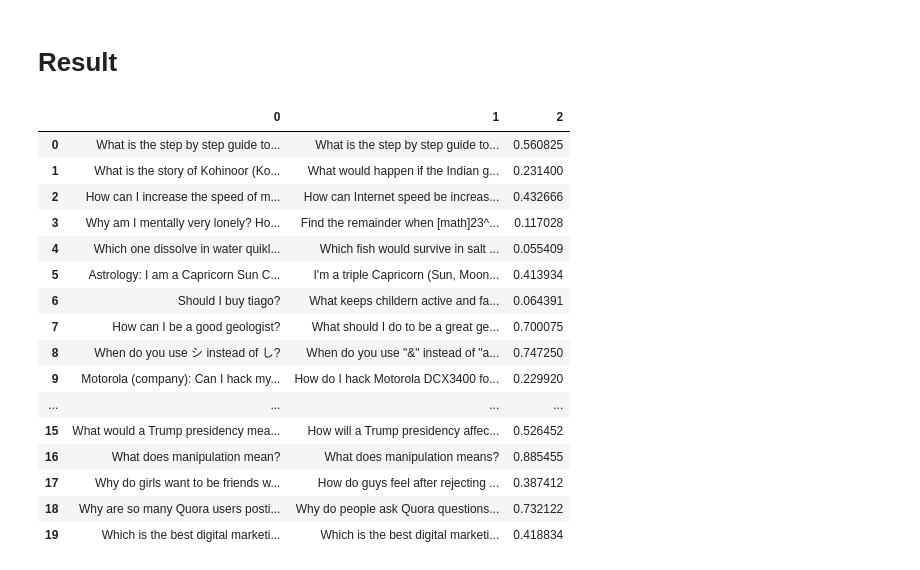
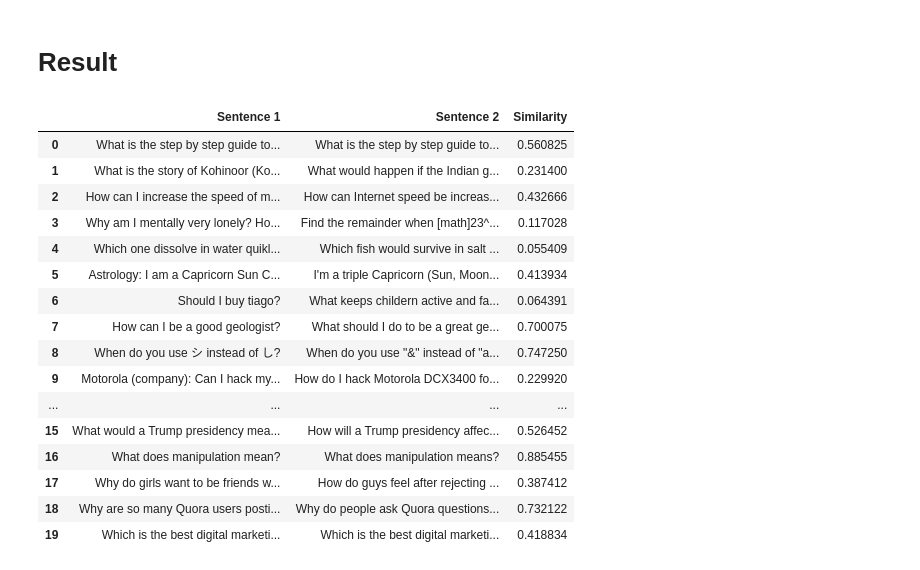
Before and after one commit to vsrivatsan2096/iku, a Jupyter notebook: Iku_colab.ipynb, the cells around one changed output. Saved outputs shown, nothing was run; the diff lists cells and outputs as text; code cells hidden in the pictures.

Commit message:
final with column latest

```diff
--- a/Iku_colab.ipynb
+++ b/Iku_colab.ipynb
@@ -2134,9 +2134,9 @@ x = []
 for i in range(20):
   x.append([questions1[i], questions2[i], (pred1[i] + pred_2[i][0] + pred_3[i][0] + pred_4[i][0])/4])
 # %%
-pd.DataFrame(x).head(20)
+pd.DataFrame(x, columns=["Sentence 1", "Sentence 2", "Similarity"]).head(20)
 # %% [output]
-|  | 0 | 1 | 2 |
+|  | Sentence 1 | Sentence 2 | Similarity |
 | 0 | What is the step by step guide to... | What is the step by step guide to... | 0.560825 |
 | 1 | What is the story of Kohinoor (Ko... | What would happen if the Indian g... | 0.231400 |
 | 2 | How can I increase the speed of m... | How can Internet speed be increas... | 0.432666 |
```
